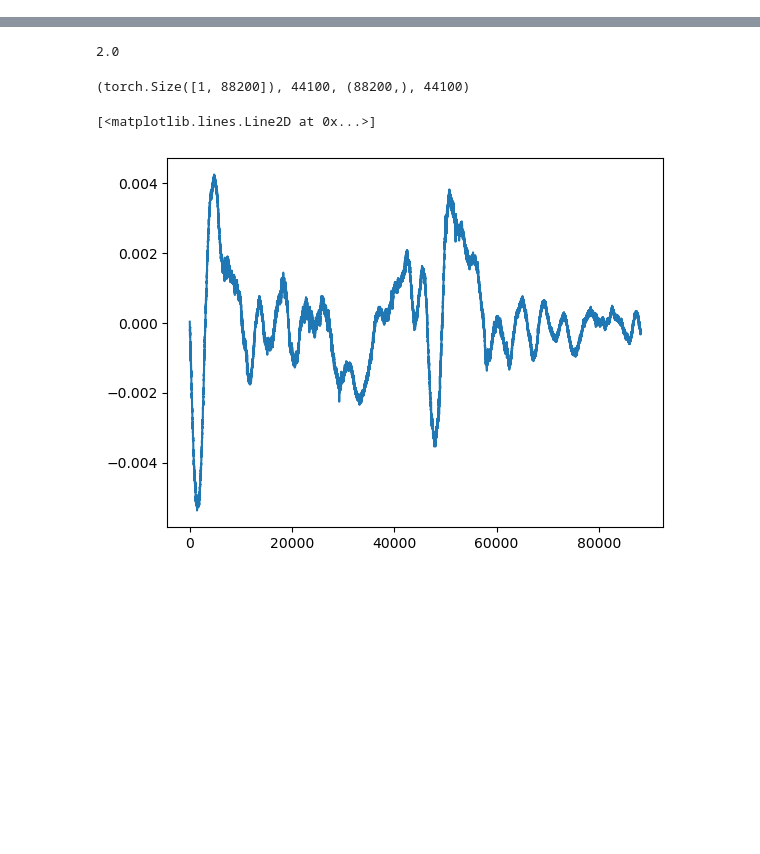
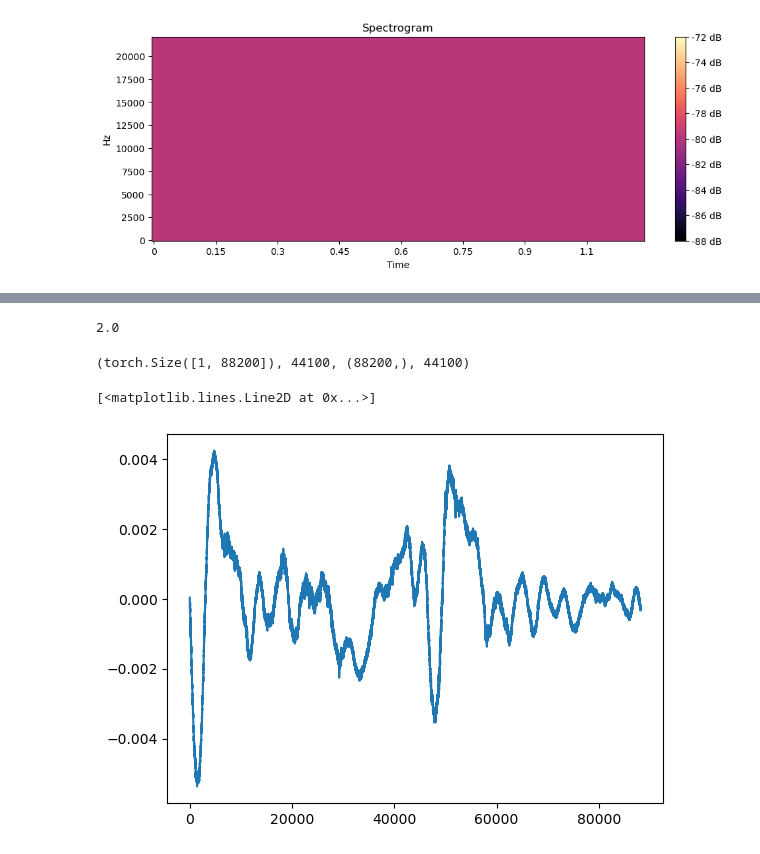
Before and after one commit to SeHwanYoo/denoise_heart_bound, a Jupyter notebook: EDA.ipynb, the cells around one changed output, grey strips where cells are left out. Saved outputs shown, nothing was run; the diff lists cells and outputs as text; code cells hidden in the pictures; blank space fills up the shorter version.

```diff
--- a/EDA.ipynb
+++ b/EDA.ipynb
@@ -91,0 +198,27 @@ plt.show()
+# %%
+# def repeat_waveform(waveform, max_second, max_freq):
+
+x_train_new = np.zeros((len(x_train), max_second, max_freq))
+for idx, x in enumerate(x_train):
+    # print(x.shape)
+    num_frames = x.shape[0]
+    # print(num_frames)
+    # num_frames = x.shape[1] - x.shape[0]
+    if num_frames > 0:
+        target_num_frames = int(max_second)
+        # target_num_frames = int(max_second)
+
+        if num_frames < target_num_frames:
+            # Repeat the waveform to reach the target duration
+            repetitions = (target_num_frames // num_frames) + 1
+            waveform = np.repeat(x, repetitions, axis=0)
+            num_frames = waveform.shape[0]
+
+        # Trim or repeat to match the exact target duration
+        if num_frames > target_num_frames:
+            waveform = waveform[:target_num_frames, :]
+
+        # print(waveform.shape)
+        x_train_new[idx]  = waveform
+
+# x_train_new.append(waveform)
@@ -91,0 +254,8 @@ plt.show()
+# %%
+plt.figure(figsize=(12, 4))
+librosa.display.specshow(x_train_new[34], sr=sr, x_axis='time', y_axis='hz')
+plt.colorbar(format='%+2.0f dB')
+plt.title('Spectrogram')
+plt.show()
+# %% [output]
+[figure, added]
```
Also changed, not shown: parts of 32 cells of this notebook, 2 other files.
